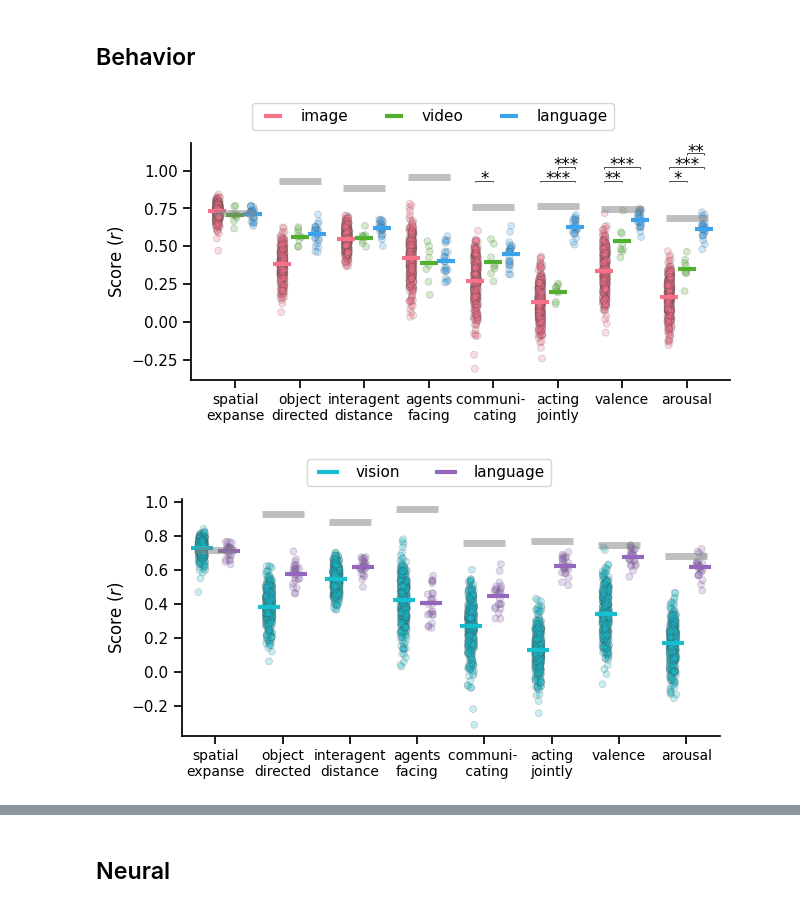
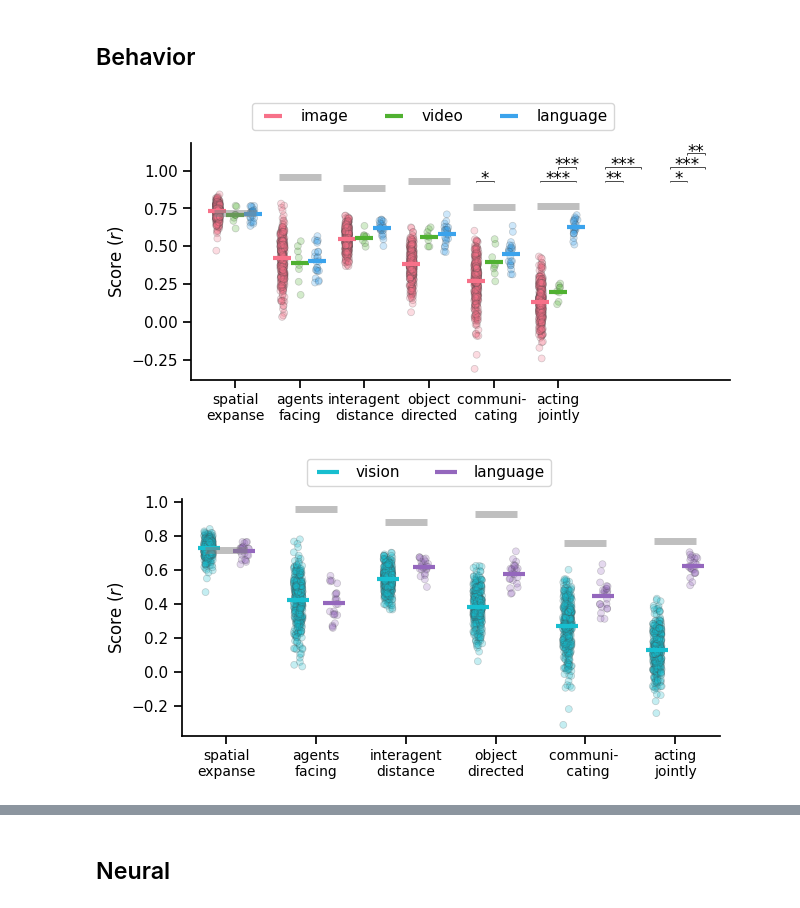
Before and after one commit to Isik-lab/SIfMRI_modeling, a Jupyter notebook: notebooks/model_class_averaging.ipynb, the cells around one changed output, grey strips where cells are left out. Saved outputs shown, nothing was run; the diff lists cells and outputs as text; code cells hidden in the pictures.

```diff
--- a/notebooks/model_class_averaging.ipynb
+++ b/notebooks/model_class_averaging.ipynb
@@ -18,7 +18,7 @@ model_info = get_model_options()
 # Setup
 # %%
 figure_path = '../reports/figures/ResultsSummary'
-cut_emotion = False
+cut_emotion = True
 # %%
 rois = ['EVC', 'MT', 'EBA', 'LOC', 'pSTS', 'aSTS', 'FFA', 'PPA']
 perturbations = ['no nouns', 'only verbs', 'no verbs', 'only nouns', 'shuffled']
@@ -633,15 +631,15 @@ def plot_combined_behavior_summary(df_, reliability_, hue='model_class',
         plt.savefig(out_file, bbox_inches='tight')
 # %%
 if cut_emotion:
-    out_file = f'{figure_path}/behavior_summary_noemotion.pdf'
+    out_file = f'{figure_path}/behavior_main_noemotion.pdf'
 else:
-    out_file = f'{figure_path}/behavior_summary.pdf'
+    out_file = f'{figure_path}/behavior_main.pdf'
 plot_combined_behavior_summary(df, behavior_reliability,
                                out_file=out_file,
                               stats=stats, features=annotated_features,
                                grouping=model_classes)
 # %% [output]
-[figure, old version]
+[figure, new version]
 # %%
 if cut_emotion:
     out_file = f'{figure_path}/behavior_vision-language_noemotion.pdf'
@@ -650,7 +648,7 @@ else:
 plot_combined_behavior_summary(df, behavior_reliability, hue='model_type',
                                out_file=out_file)
 # %% [output]
-[figure, old version]
+[figure, new version]
 # %%
 if not cut_emotion:
     image_df = df.loc[df.model_class == 'image'].reset_index(drop=True).merge(model_info, on='model_uid')
```
Also changed, not shown: parts of 16 cells of this notebook, 26 other files.
